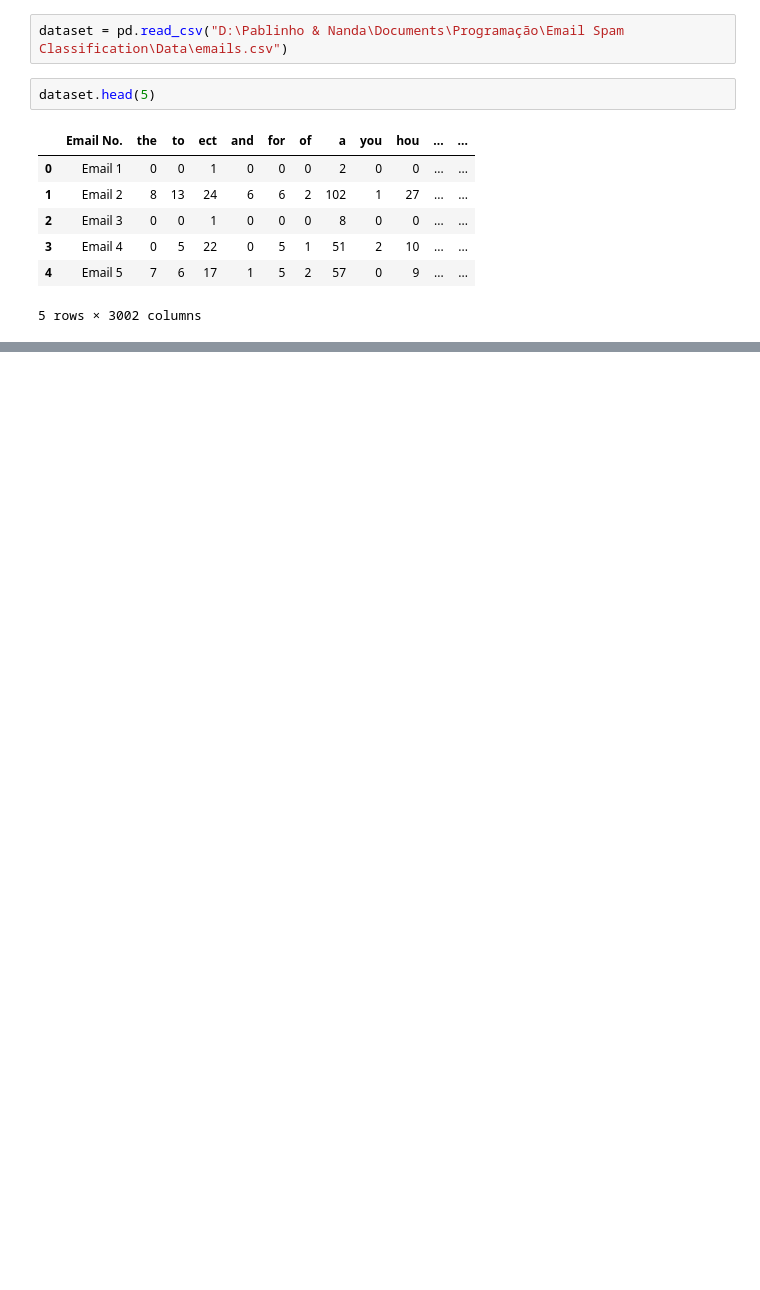
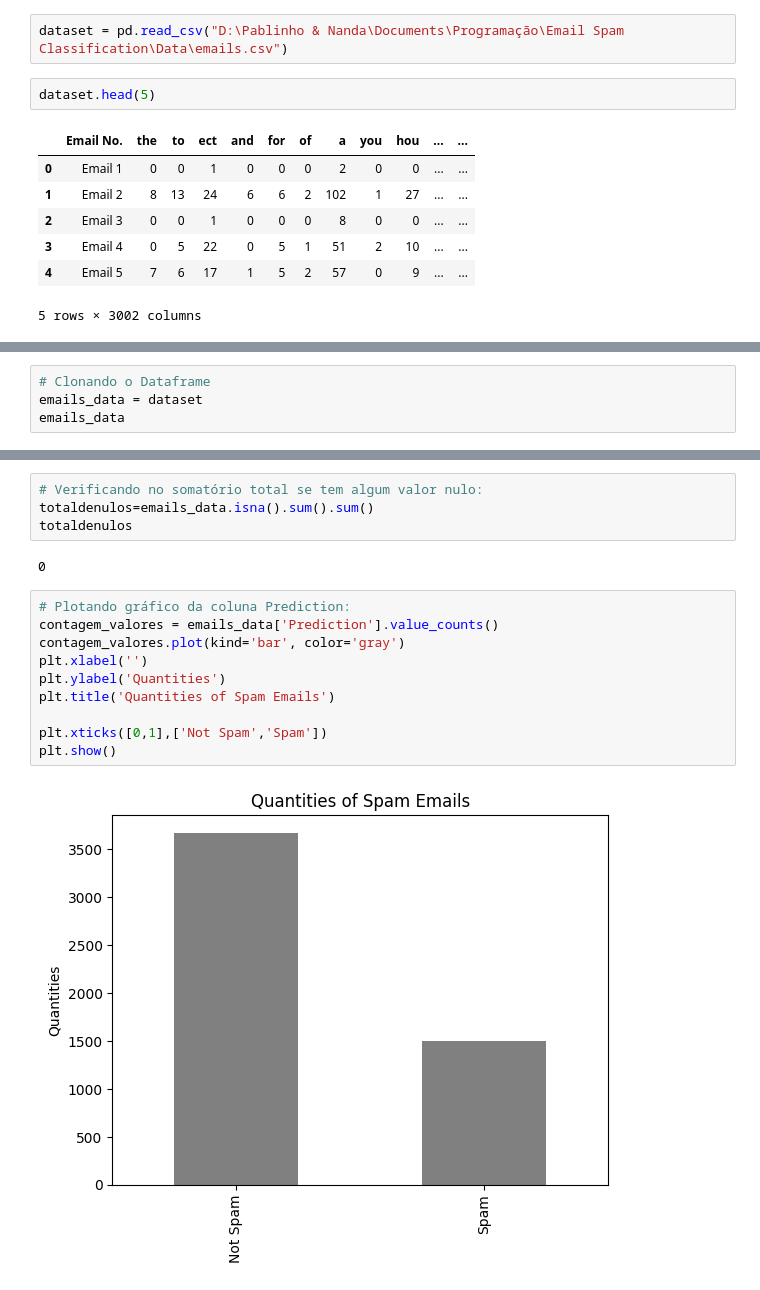
Before and after one commit to kmendesDev/checking_email_spam, a Jupyter notebook: Email_Spam_checker.ipynb, the cells around one changed output, grey strips where cells are left out. Drawn from its saved outputs; the diff is of its cells as text; blank space fills up the shorter version.

Commit message:
Data cleaned code and CSV file

```diff
--- a/Email_Spam_checker.ipynb
+++ b/Email_Spam_checker.ipynb
@@ -14,0 +64,4 @@ dataset.head(5)
+# %%
+# Clonando o Dataframe
+emails_data = dataset
+emails_data
@@ -14,0 +98,18 @@ dataset.head(5)
+# %%
+# Verificando no somatório total se tem algum valor nulo:
+totaldenulos=emails_data.isna().sum().sum()
+totaldenulos
+# %% [output]
+0
+# %%
+# Plotando gráfico da coluna Prediction:
+contagem_valores = emails_data['Prediction'].value_counts()
+contagem_valores.plot(kind='bar', color='gray')
+plt.xlabel('')
+plt.ylabel('Quantities')
+plt.title('Quantities of Spam Emails')
+
+plt.xticks([0,1],['Not Spam','Spam'])
+plt.show()
+# %% [output]
+[figure, added]
```
Also changed, not shown: parts of 18 cells of this notebook, 1 other file.
